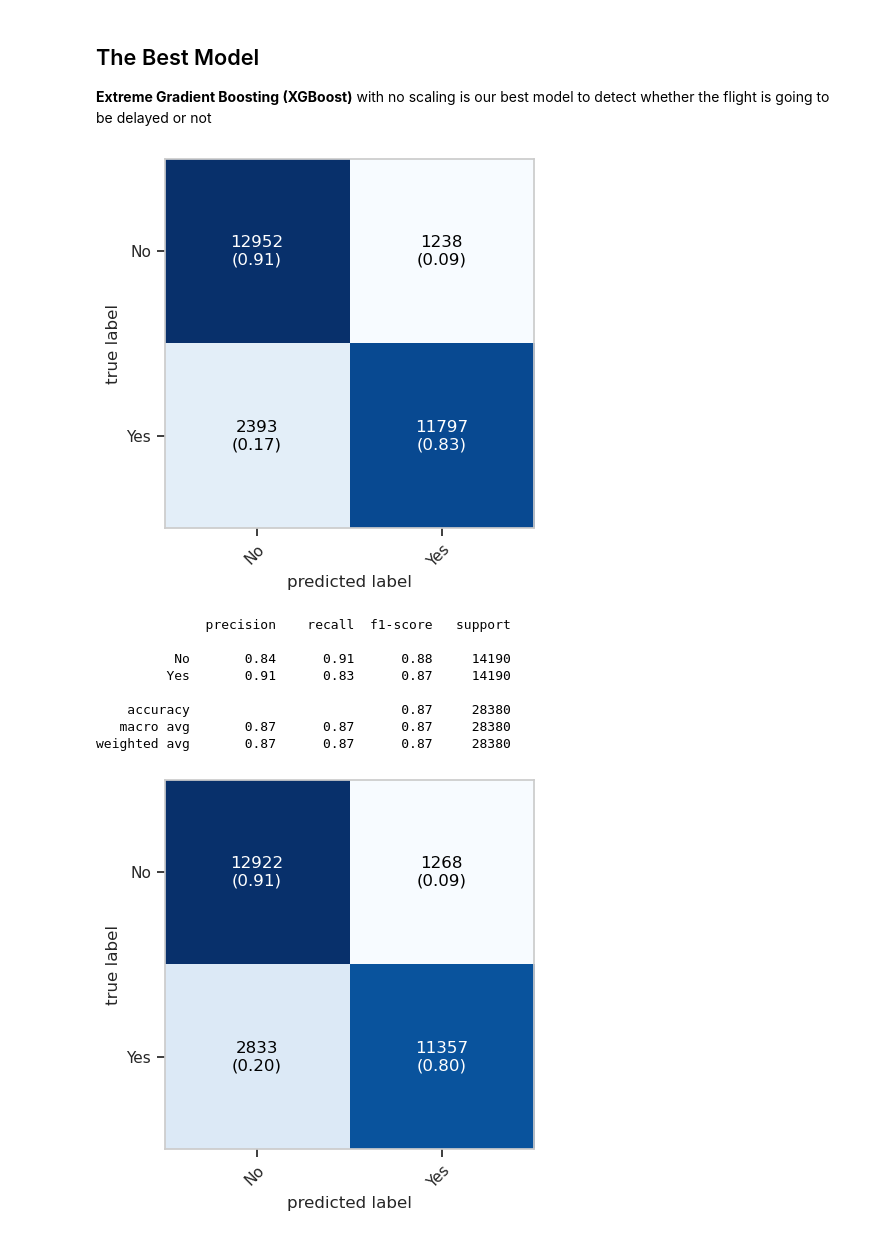
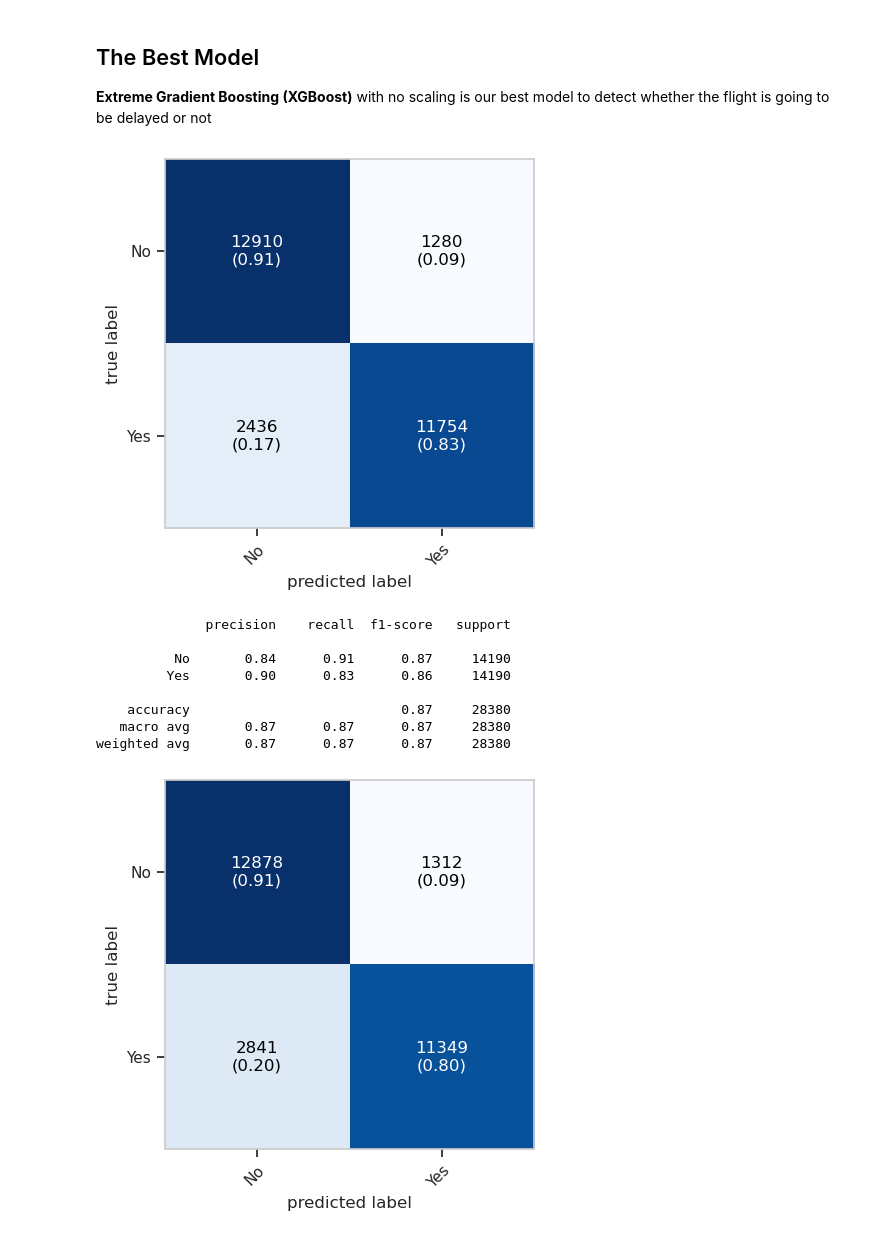
Before and after one commit to VerstappenRB18/EEET2574-BigData-A3, a Jupyter notebook: ETL_pipeline (balanced).ipynb, the cells around one changed output. Drawn from its saved outputs; the diff is of its cells as text; code cells hidden in the pictures.

Commit message:
Update ETL_pipeline, add image

```diff
--- a/ETL_pipeline (balanced).ipynb
+++ b/ETL_pipeline (balanced).ipynb
@@ -1126,7 +1123,7 @@ df = df.sample(frac=1, random_state=42).reset_index(drop=True)
 # %%
 # Split to X, y
 X = df.drop(columns=['dep_delay_tag', "dep_delay", "flightdate", "tail_number",
-                     "dep_airport", "dep_cityname", "snow", "tmin", "tmax", "quarter",
+                     "dep_airport", "dep_cityname", "snow", "tmin", "tmax", "day", "month", "quarter",
                      "delay_carrier", "delay_nas", "delay_security", "delay_lastaircraft"])
 
 y = df['dep_delay_tag']  # Target variable
@@ -1323,22 +1320,22 @@ all_models
 # %%
 xgb_result = evaluate_classification_metrics(y_test_encoded, models_class_no_s["Prediction"][0], target_names=["No","Yes"], display=False)
 # %% [output]
-[figure, old version]
+[figure, new version]
 # %%
 print(xgb_result['Classification Report'])
 # %% [output]
               precision    recall  f1-score   support
 
-          No       0.84      0.91      0.88     14190
-         Yes       0.91      0.83      0.87     14190
+          No       0.84      0.91      0.87     14190
+         Yes       0.90      0.83      0.86     14190
 
     accuracy                           0.87     28380
    macro avg       0.87      0.87      0.87     28380
 weighted avg       0.87      0.87      0.87     28380
 # %%
-lgbm_result = evaluate_classification_metrics(y_test_encoded, models_class_mm["Prediction"][1], target_names=["No","Yes"], display=False)
+lgbm_result = evaluate_classification_metrics(y_test_encoded, models_class_no_s["Prediction"][1], target_names=["No","Yes"], display=False)
 # %% [output]
-[figure, old version]
+[figure, new version]
 # %%
 print(lgbm_result["Classification Report"])
 # %% [output]
```
Also changed, not shown: parts of 14 cells of this notebook, 2 other files.
